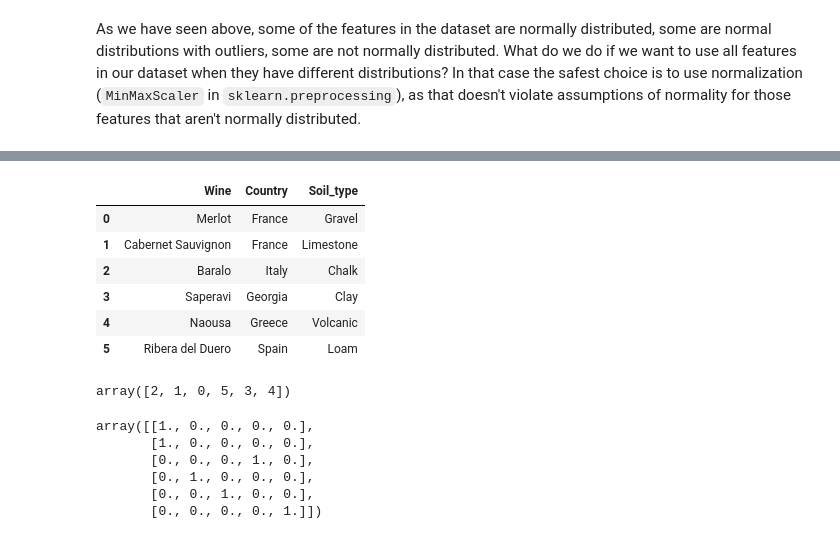
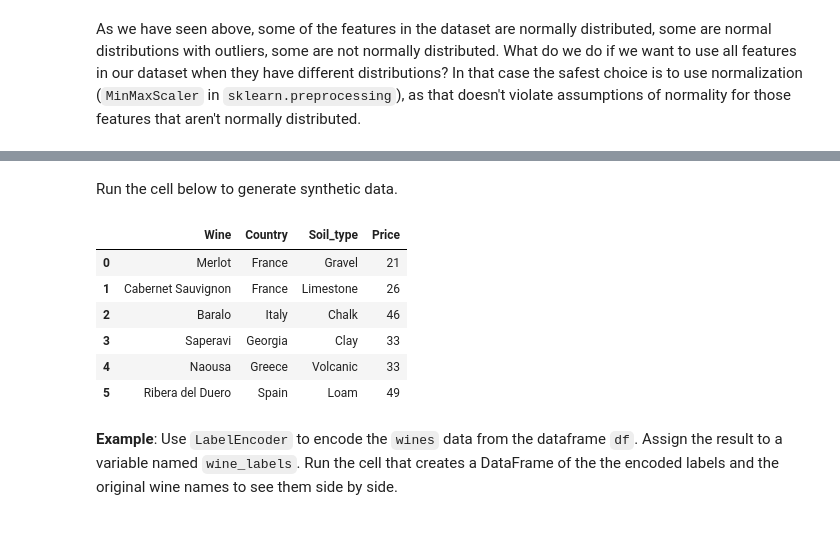
Before and after one commit to atleer/intro-to-deep-learning-dev, a Jupyter notebook: Day02/07_data_standardization/07_data_standardization.ipynb, the cells around one changed output, grey strips where cells are left out. Drawn from its saved outputs; the diff is of its cells as text; code cells hidden in the pictures.

```diff
--- a/Day02/07_data_standardization/07_data_standardization.ipynb
+++ b/Day02/07_data_standardization/07_data_standardization.ipynb
@@ -408,20 +416,25 @@ As we have seen above, some of the features in the dataset are normally distribu
+# %% [markdown]
+Run the cell below to generate synthetic data.
 # %%
+np.random.seed(2026)
 country = ['France', 'France', 'Italy', 'Georgia', 'Greece', 'Spain']
 wine = ['Merlot', 'Cabernet Sauvignon', 'Baralo', 'Saperavi', 'Naousa', 'Ribera del Duero']
 soil_type = ['Gravel', 'Limestone', 'Chalk', 'Clay', 'Volcanic', 'Loam']
+price = np.random.randint(20, 71, len(wine),)
 
 data = {
         'Wine': wine,
         'Country': country,
-        'Soil_type': soil_type
+        'Soil_type': soil_type,
+        'Price': price
 }
 df = pd.DataFrame(data)
 df
 # %% [output]
-|  | Wine | Country | Soil_type |
-| 0 | Merlot | France | Gravel |
-| 1 | Cabernet Sauvignon | France | Limestone |
-| 2 | Baralo | Italy | Chalk |
-| 3 | Saperavi | Georgia | Clay |
-| 4 | Naousa | Greece | Volcanic |
-| 5 | Ribera del Duero | Spain | Loam |
+|  | Wine | Country | Soil_type | Price |
+| 0 | Merlot | France | Gravel | 21 |
+| 1 | Cabernet Sauvignon | France | Limestone | 26 |
+| 2 | Baralo | Italy | Chalk | 46 |
+| 3 | Saperavi | Georgia | Clay | 33 |
+| 4 | Naousa | Greece | Volcanic | 33 |
+| 5 | Ribera del Duero | Spain | Loam | 49 |
@@ -430,15 +441,2 @@ from sklearn.preprocessing import OneHotEncoder, LabelEncoder
-# %%
-LabelEncoder().fit_transform(df['Wine'])
-# %% [output]
-array([2, 1, 0, 5, 3, 4])
-# %%
-onehot_encoder = OneHotEncoder()
-encoded = onehot_encoder.fit_transform(df['Country'].values.reshape(-1,1))
-encoded.toarray()
-# %% [output]
-array([[1., 0., 0., 0., 0.],
-       [1., 0., 0., 0., 0.],
-       [0., 0., 0., 1., 0.],
-       [0., 1., 0., 0., 0.],
-       [0., 0., 1., 0., 0.],
-       [0., 0., 0., 0., 1.]])
+# %% [markdown]
+**Example**: Use `LabelEncoder` to encode the `wines` data from the dataframe `df`. Assign the result to a variable named `wine_labels`. Run the cell that creates a DataFrame of the the encoded labels and the original wine names to see them side by side.
```
Also changed, not shown: parts of 19 cells of this notebook.
